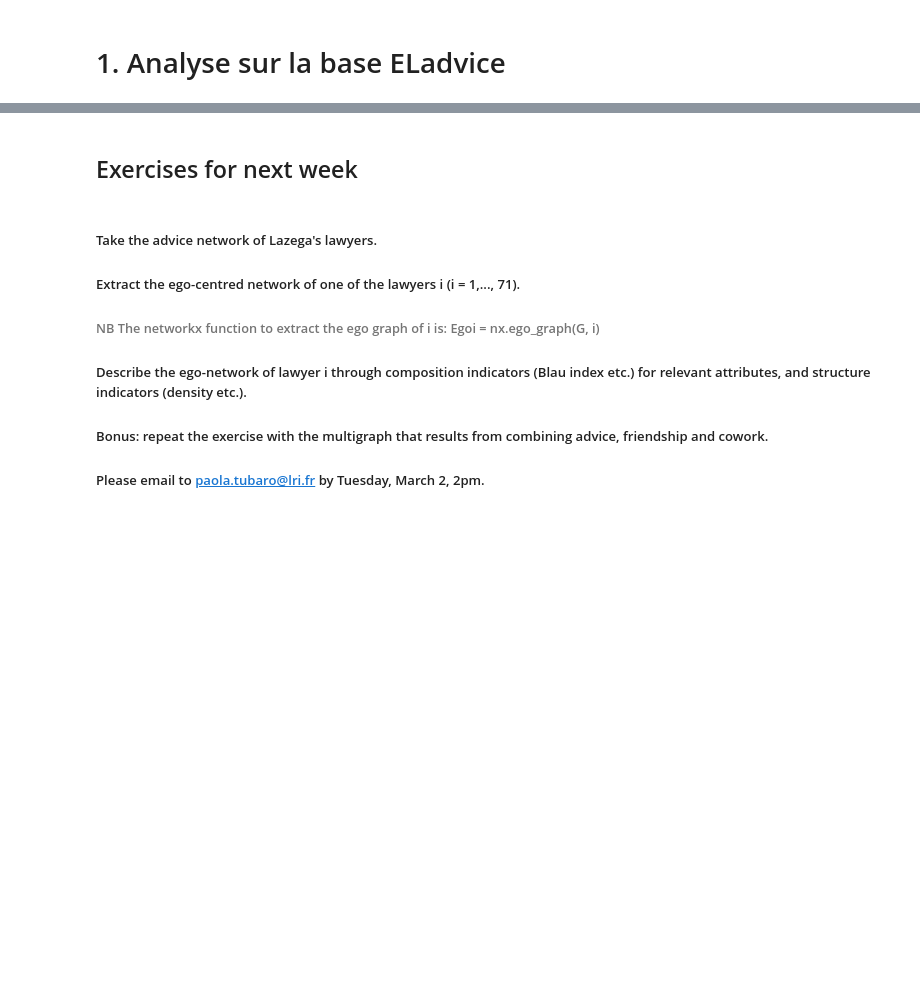
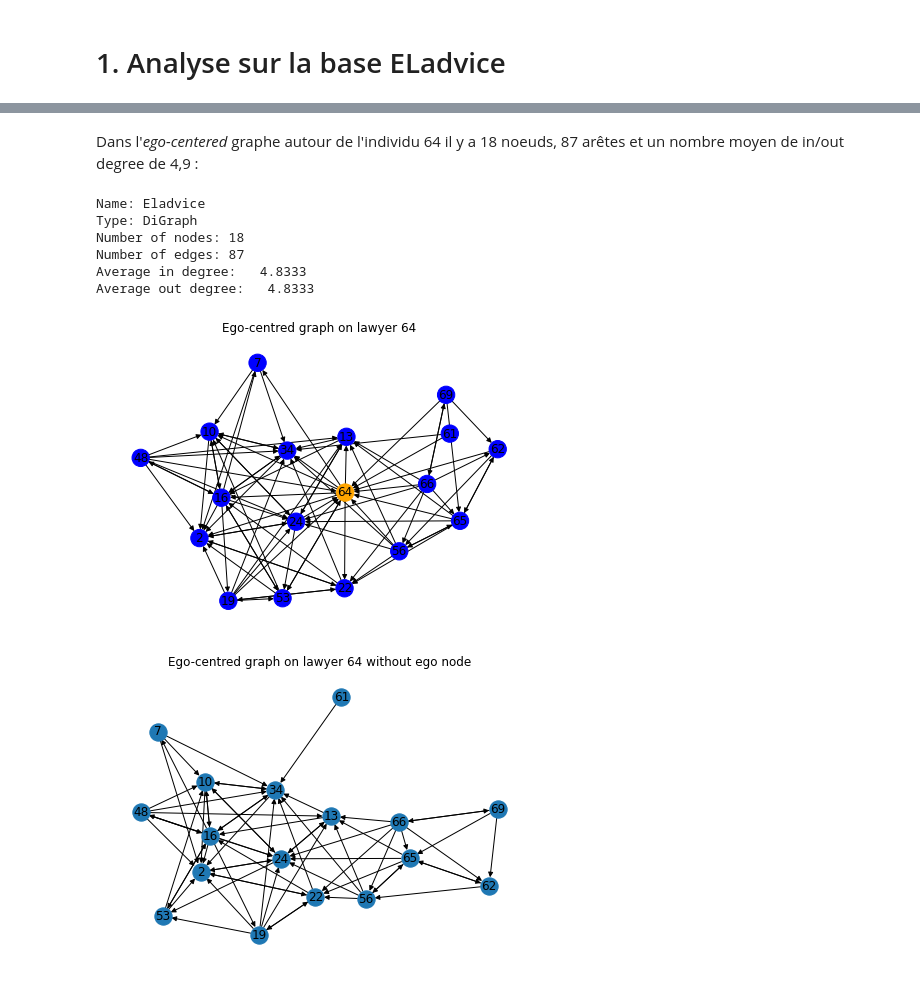
Before and after one commit to ARKEnsae/DM_Analyse_Reseaux, a Jupyter notebook: CC3/CC3_AQLT.ipynb, the cells around one changed output, grey strips where cells are left out. Saved outputs shown, nothing was run; the diff lists cells and outputs as text; code cells hidden in the pictures; blank space fills up the shorter version.

```diff
--- a/CC3/CC3_AQLT.ipynb
+++ b/CC3/CC3_AQLT.ipynb
@@ -43,9 +68,9 @@ Average degree:  10.6479
 # %%
 id_lawyer = 64
+egoi_advice = nx.ego_graph(ELadviceG, id_lawyer, undirected=True)
 print("L'individu choisi est le",id_lawyer,
-      "\nSes attributs sont :", ELfriendG.nodes(data=True)[id_lawyer])
-egoi_advice = nx.ego_graph(ELadviceG, id_lawyer)
-egoi_friend = nx.ego_graph(ELfriendG, id_lawyer)
-egoi_cowork = nx.ego_graph(ELcoworkG, id_lawyer)
+      "\nSes attributs sont :\n ", ELfriendG.nodes(data=True)[id_lawyer],
+     "\nLes sommets qui constituent l'ego-centered graph sur cet individu sur la base ELadvice sont:\n ",
+     egoi_advice.nodes())
 # %% [output]
 L'individu choisi est le 64
@@ -53,15 +81,2 @@ Ses attributs sont : {'Status': 2, 'Gender': 2, 'Office': 1, 'Senior': 2, 'Age':
-# %%
-for e1, e2 in list(egoi_advice.edges):
-    egoi_advice.edges[e1,e2]["type"]=1
-for e1, e2 in list(egoi_friend.edges):
-    egoi_friend.edges[e1,e2]["type"]=2
-for e1, e2 in list(egoi_cowork.edges):
-    egoi_cowork.edges[e1,e2]["type"]=3
-LawyersMG = nx.MultiGraph(egoi_advice)
-LawyersMG.add_nodes_from(list(egoi_friend.nodes(data=True)))
-LawyersMG.add_nodes_from(list(egoi_cowork.nodes(data=True)))
-LawyersMG.add_edges_from(list(egoi_friend.edges(data=True)))
-LawyersMG.add_edges_from(list(egoi_cowork.edges(data=True)))
-LawyersMG.edges(data=True)
 # %% [markdown]
 # 1. Analyse sur la base ELadvice
@@ -402,13 +83,30 @@ print(nx.transitivity(Ego210WUG))
-# %% [markdown]
-## Exercises for next week
-# %% [markdown]
-##### Take the advice network of Lazega's lawyers.
-
-##### Extract the ego-centred network of one of the lawyers i (i = 1,..., 71).
-###### NB The networkx function to extract the ego graph of i is: Egoi = nx.ego_graph(G, i)
-
-##### Describe the ego-network of lawyer i through composition indicators (Blau index etc.) for relevant attributes, and structure indicators (density etc.).
-
-##### Bonus: repeat the exercise with the multigraph that results from combining advice, friendship and cowork.
-
-##### Please email to paola.tubaro@lri.fr by Tuesday, March 2, 2pm.
+# %%
+egoi_advice_noEgo = egoi_advice.copy()
+egoi_advice_noEgo.remove_node(id_lawyer)
+# %% [markdown]
+Dans l'*ego-centered* graphe autour de l'individu 64 il y a 18 noeuds, 87 arêtes et un nombre moyen de in/out degree de 4,9 :
+# %%
+print(nx.info(egoi_advice))
+# %% [output]
+Name: Eladvice
+Type: DiGraph
+Number of nodes: 18
+Number of edges: 87
+Average in degree:   4.8333
+Average out degree:   4.8333
+# %%
+node_col = []
+for node in egoi_advice:
+    if node == id_lawyer:
+        node_col.append('orange')
+    else:
+        node_col.append('blue')
+nx.draw_kamada_kawai(egoi_advice, node_color=node_col, with_labels=True)
+plt.title("Ego-centred graph on lawyer {}".format(id_lawyer))
+plt.show()
+nx.draw_kamada_kawai(egoi_advice_noEgo, with_labels=True)
+plt.title("Ego-centred graph on lawyer {} without ego node".format(id_lawyer))
+plt.show()
+# %% [output]
+[figure, added]
+[figure, added]
```
Also changed, not shown: parts of 73 cells of this notebook, 2 other files.
